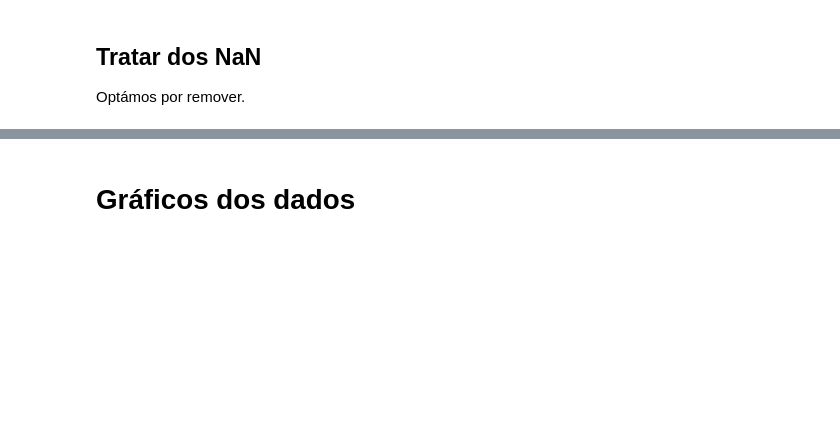
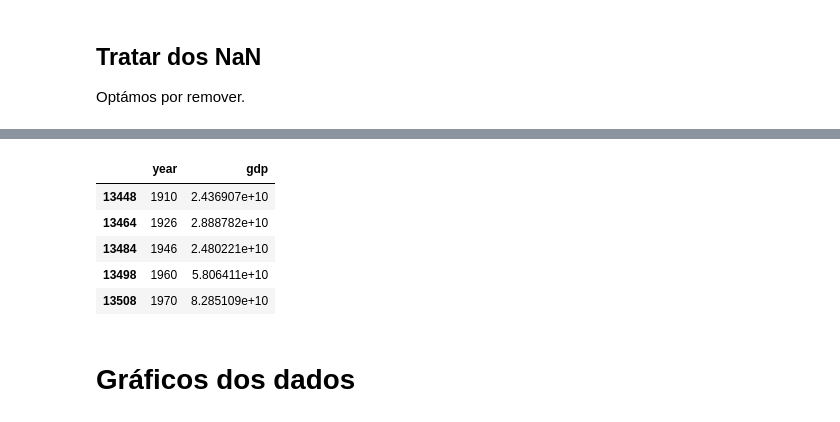
Before and after one commit to preis/anadi_2024, a Jupyter notebook: ficheiros/Trabalho 1/Trabalho 4.2 2.ipynb, the cells around one changed output, grey strips where cells are left out. Drawn from its saved outputs; the diff is of its cells as text; code cells hidden in the pictures; blank space fills up the shorter version.

```diff
--- a/ficheiros/Trabalho 1/Trabalho 4.2 2.ipynb
+++ b/ficheiros/Trabalho 1/Trabalho 4.2 2.ipynb
@@ -43,3 +65,12 @@ dados_HU.dropna(inplace=True)
+# %%
+dados_HU.head()
+# %% [output]
+|  | year | gdp |
+| 13448 | 1910 | 2.436907e+10 |
+| 13464 | 1926 | 2.888782e+10 |
+| 13484 | 1946 | 2.480221e+10 |
+| 13498 | 1960 | 5.806411e+10 |
+| 13508 | 1970 | 8.285109e+10 |
 # %% [markdown]
 # Gráficos dos dados
 # %%
```
Also changed, not shown: parts of 12 cells of this notebook.
